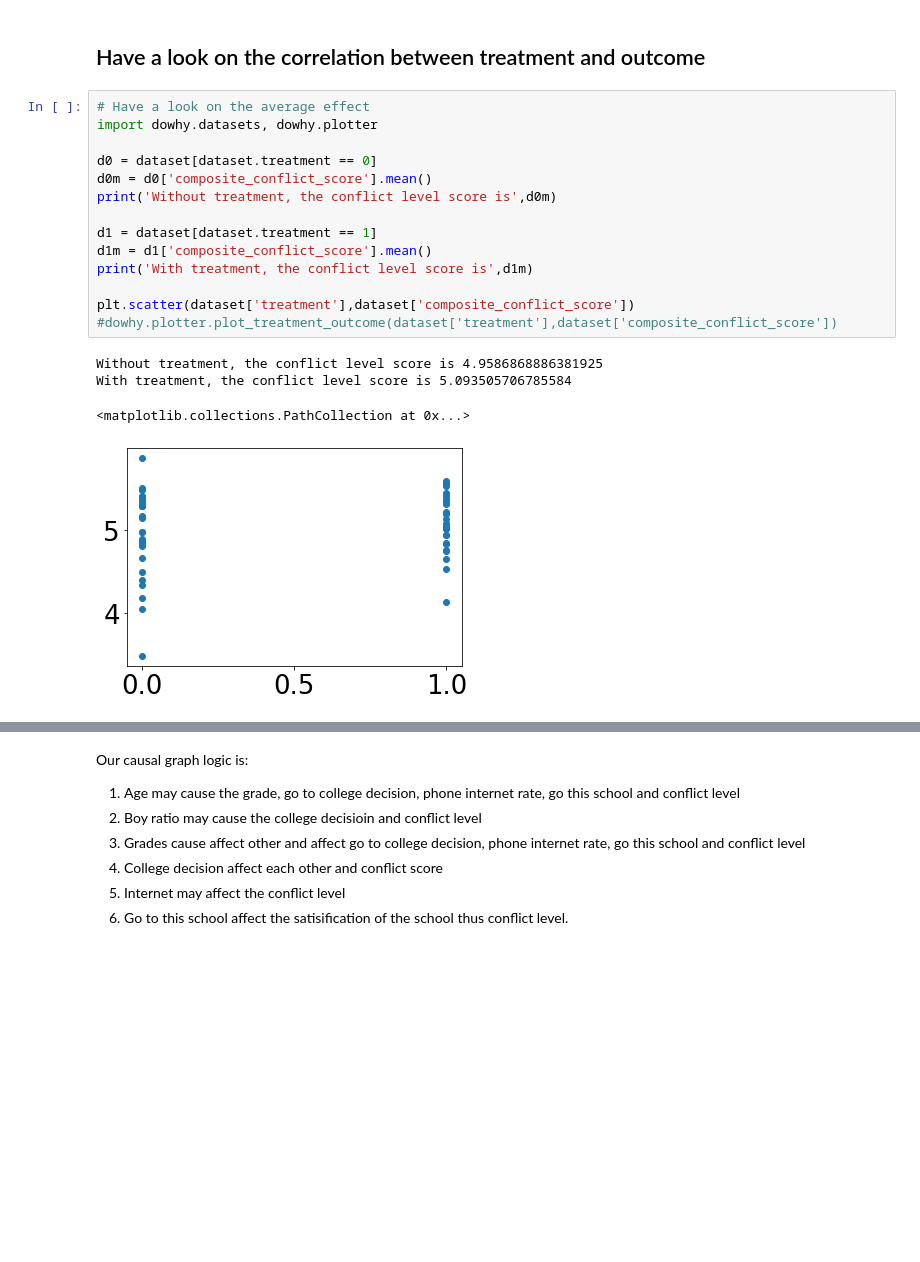
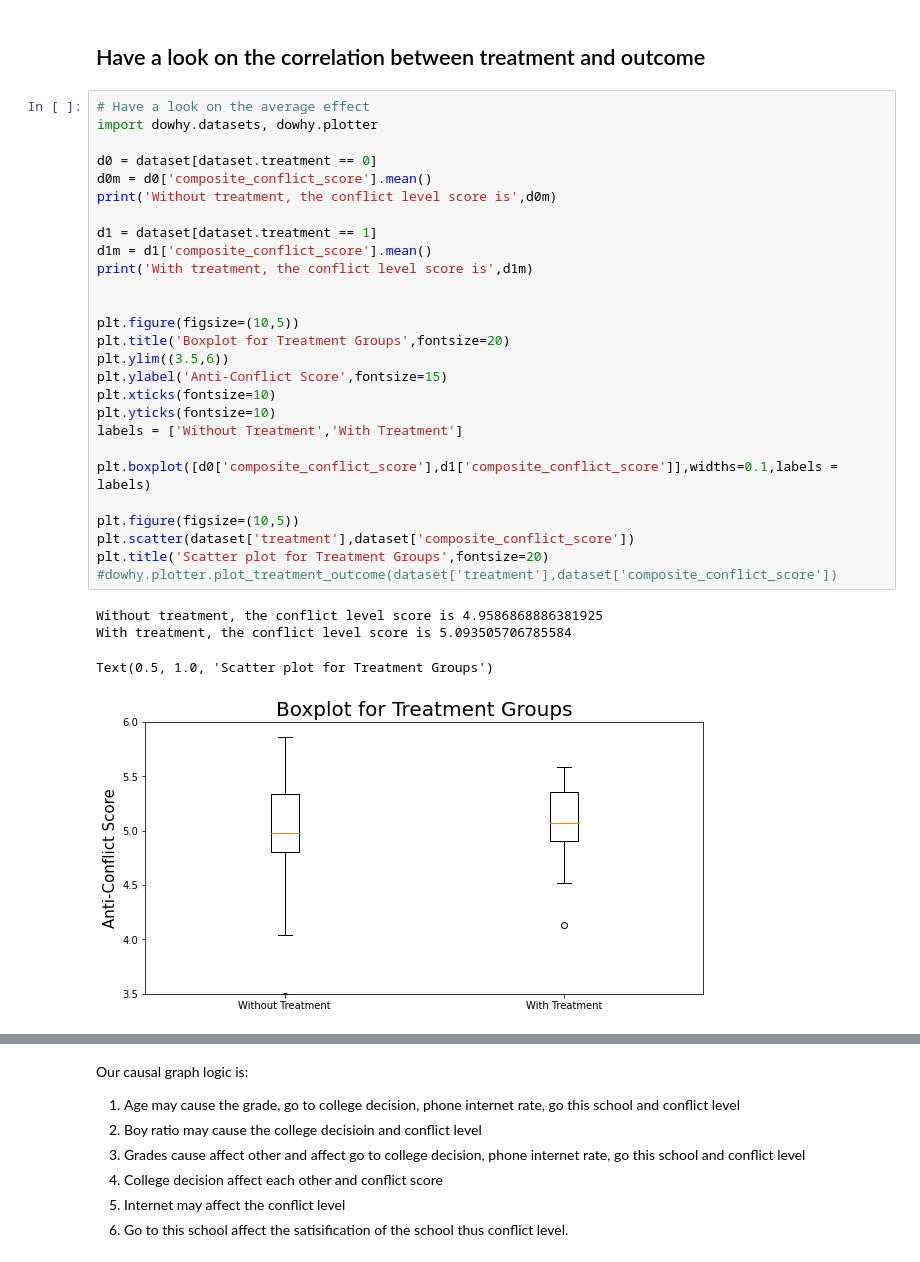
Before and after one commit to JipengSun/Causal_Inference_Anticonflict, a Jupyter notebook: causal_inference_pipeline.ipynb, the cells around one changed output, grey strips where cells are left out. Cells and saved outputs as stored; diff of their text form; blank space fills up the shorter version.

Commit message:
Add more visualization for treatment

```diff
--- a/causal_inference_pipeline.ipynb
+++ b/causal_inference_pipeline.ipynb
@@ -65,19 +65,32 @@ Index(['SCHID', 'AGEC_NEW', 'treatment', 'boy_ratio', 'sixth_grade',
 # %%
 # Have a look on the average effect
 import dowhy.datasets, dowhy.plotter
 
 d0 = dataset[dataset.treatment == 0]
 d0m = d0['composite_conflict_score'].mean()
 print('Without treatment, the conflict level score is',d0m)
 
 d1 = dataset[dataset.treatment == 1]
 d1m = d1['composite_conflict_score'].mean()
 print('With treatment, the conflict level score is',d1m)
 
+
+plt.figure(figsize=(10,5))
+plt.title('Boxplot for Treatment Groups',fontsize=20)
+plt.ylim((3.5,6))
+plt.ylabel('Anti-Conflict Score',fontsize=15)
+plt.xticks(fontsize=10)
+plt.yticks(fontsize=10)
+labels = ['Without Treatment','With Treatment']
+
+plt.boxplot([d0['composite_conflict_score'],d1['composite_conflict_score']],widths=0.1,labels = labels)
+
+plt.figure(figsize=(10,5))
 plt.scatter(dataset['treatment'],dataset['composite_conflict_score'])
+plt.title('Scatter plot for Treatment Groups',fontsize=20)
 #dowhy.plotter.plot_treatment_outcome(dataset['treatment'],dataset['composite_conflict_score'])
 # %% [output]
 Without treatment, the conflict level score is 4.9586868886381925
 With treatment, the conflict level score is 5.093505706785584
-<matplotlib.collections.PathCollection at 0x...>
+Text(0.5, 1.0, 'Scatter plot for Treatment Groups')
-[figure, old version]
+[figure, new version]
```
Also changed, not shown: parts of 1 cell of this notebook.
